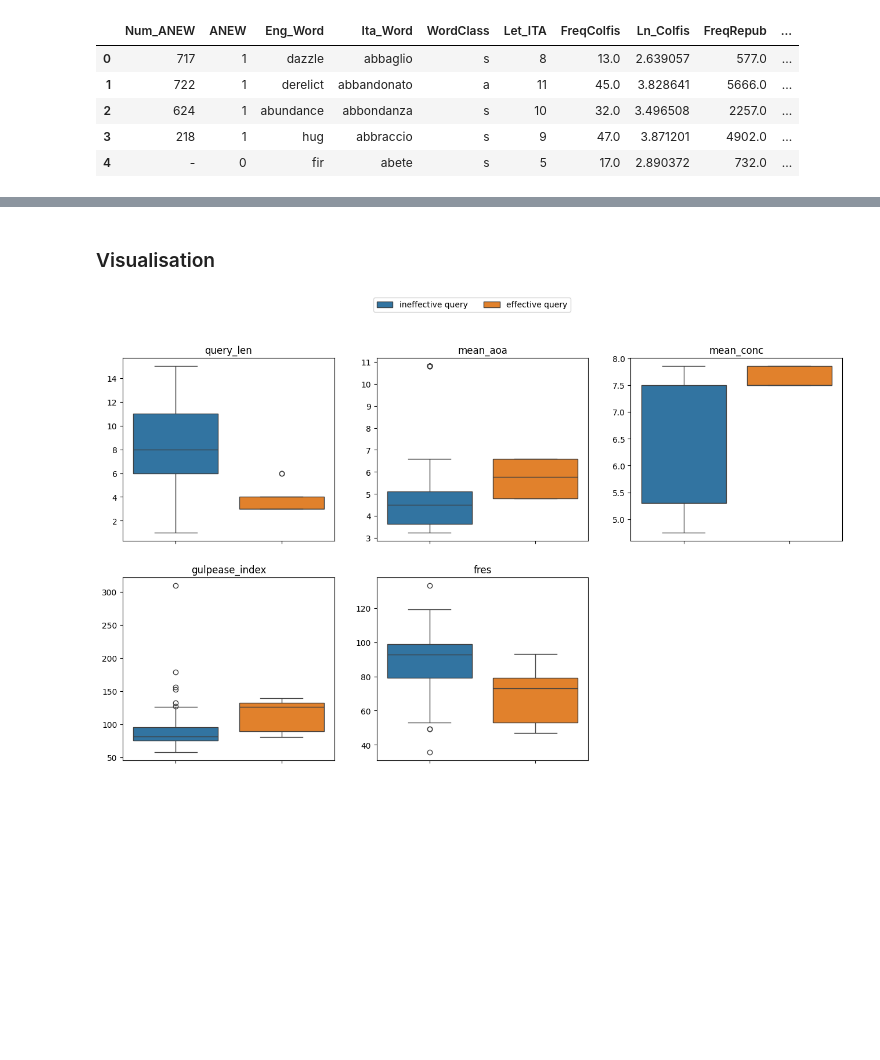
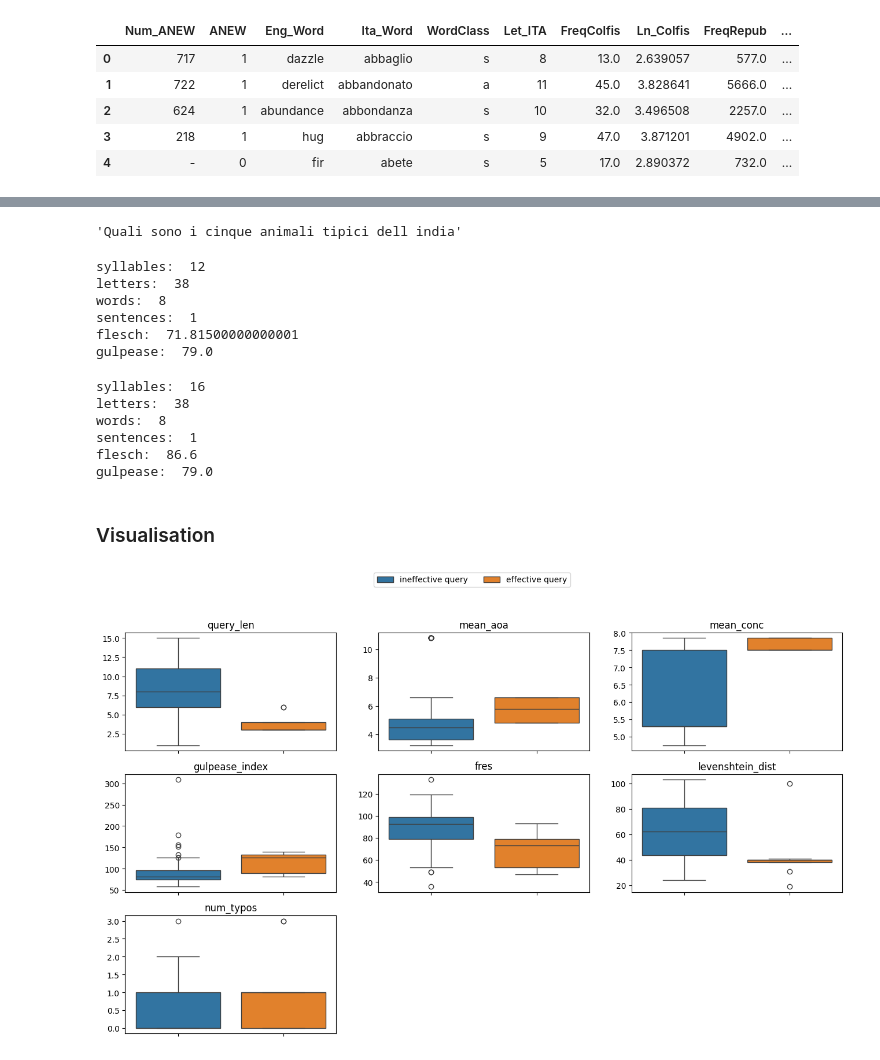
Before and after one commit to SOLandChildren/CHIIR27_LogAnalysis, a Jupyter notebook: query_formulation.ipynb, the cells around one changed output, grey strips where cells are left out. Drawn from its saved outputs; the diff is of its cells as text; code cells hidden in the pictures; blank space fills up the shorter version.

```diff
--- a/query_formulation.ipynb
+++ b/query_formulation.ipynb
@@ -103,3 +142,41 @@ query_df.head()
+# %%
+query_df["query"][0]
+# %% [output]
+'Quali sono i cinque animali tipici dell india'
+# %%
+import textstat
+
+textstat.set_lang("en")
+print("syllables: ", textstat.syllable_count("Quali sono i cinque animali tipici dell india"))
+print("letters: ", textstat.letter_count("Quali sono i cinque animali tipici dell india"))
+print("words: ", textstat.lexicon_count("Quali sono i cinque animali tipici dell india"))
+print("sentences: ", textstat.sentence_count("Quali sono i cinque animali tipici dell india"))
+
+print("flesch: ", textstat.flesch_reading_ease("Quali sono i cinque animali tipici dell india"))
+print("gulpease: ", textstat.gulpease_index("Quali sono i cinque animali tipici dell india"))
+# %% [output]
+syllables:  12
+letters:  38
+words:  8
+sentences:  1
+flesch:  71.81500000000001
+gulpease:  79.0
+# %%
+textstat.set_lang("it")
+print("syllables: ", textstat.syllable_count("Quali sono i cinque animali tipici dell india"))
+print("letters: ", textstat.letter_count("Quali sono i cinque animali tipici dell india"))
+print("words: ", textstat.lexicon_count("Quali sono i cinque animali tipici dell india"))
+print("sentences: ", textstat.sentence_count("Quali sono i cinque animali tipici dell india"))
+
+print("flesch: ", textstat.flesch_reading_ease("Quali sono i cinque animali tipici dell india"))
+print("gulpease: ", textstat.gulpease_index("Quali sono i cinque animali tipici dell india"))
+# %% [output]
+syllables:  16
+letters:  38
+words:  8
+sentences:  1
+flesch:  86.6
+gulpease:  79.0
 # %% [markdown]
 ### Visualisation
 # %%
@@ -107,11 +184,11 @@ import pandas as pd
 from driver import get_boxplots, get_radar_plot
 
 query_df = pd.read_csv("Data/query_formulation_df.csv")
-categories = ["query_len","mean_aoa","mean_conc","gulpease_index","fres"]
+categories = ["query_len","mean_aoa","mean_conc","gulpease_index","fres", "levenshtein_dist", "num_typos"]
 # %%
-get_boxplots(query_df, categories, "effective_query", artefact="query", n_cols=3, n_rows=2)
+get_boxplots(query_df, categories, "effective_query", artefact="query", n_cols=3, n_rows=3)
 # %% [output]
-[figure, old version]
+[figure, new version]
 # %%
 get_radar_plot(query_df, categories, artefact="query", group="effective_query", normalized=True)
 # %% [output]
```
Also changed, not shown: parts of 6 cells of this notebook, 5 other files.
